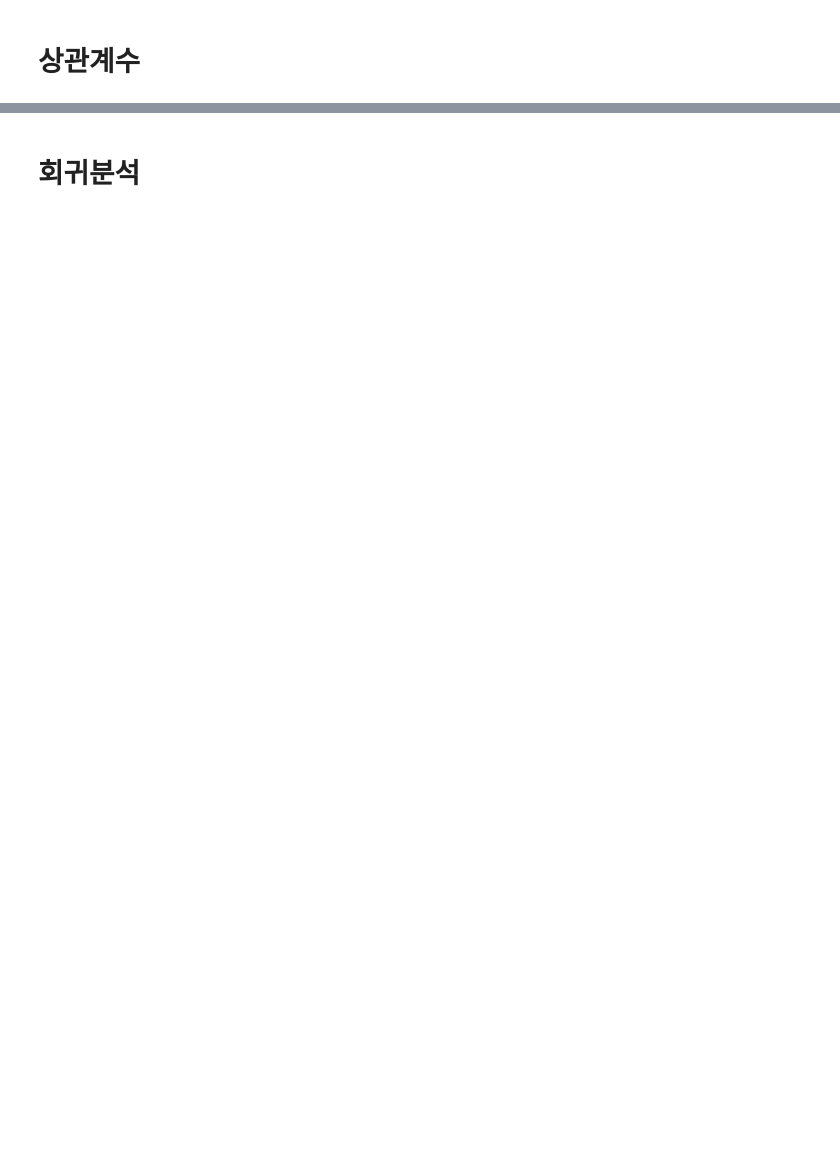
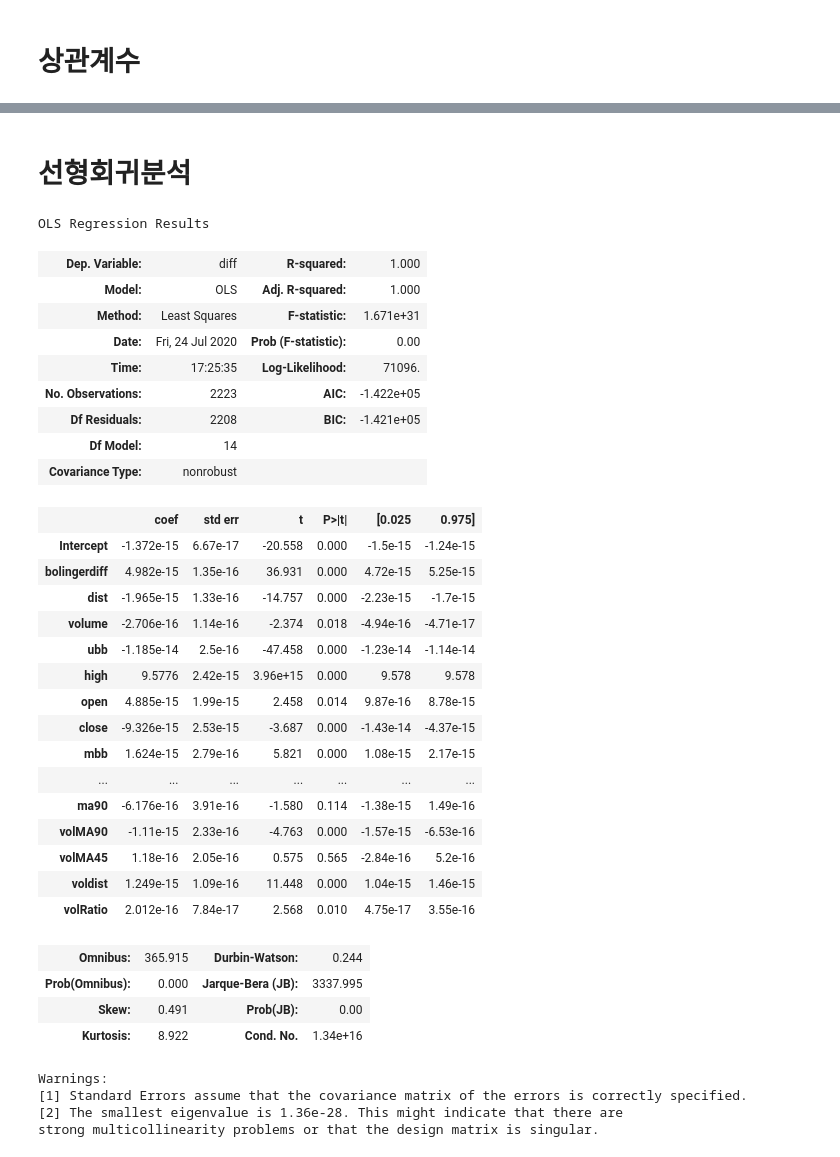
Before and after one commit to kimhg9511/Python_workspace, a Jupyter notebook: project/findcoin.ipynb, the cells around one changed output, grey strips where cells are left out. Cells and saved outputs as stored; diff of their text form; code cells hidden in the pictures; blank space fills up the shorter version.

```diff
--- a/project/findcoin.ipynb
+++ b/project/findcoin.ipynb
@@ -112,5 +161,47 @@ Name: diff, dtype: float64
 # %% [markdown]
-# 회귀분석
+# 선형회귀분석
 # %%
 import statsmodels.formula.api as sm
 from statsmodels.sandbox.regression.predstd import wls_prediction_std
+# %%
+result = sm.ols(formula= '''diff ~ bolingerdiff + dist +
+                volume + ubb + high + open + close +
+                mbb + low + ma45 + lbb + ma90 + volMA90 +
+                volMA45 + voldist + volRatio
+                ''', data= BTC_df_scaled).fit()
+result.summary()
+# %% [output]
+OLS Regression Results
+| Dep. Variable: | diff | R-squared: | 1.000 |
+| Model: | OLS | Adj. R-squared: | 1.000 |
+| Method: | Least Squares | F-statistic: | 1.671e+31 |
+| Date: | Fri, 24 Jul 2020 | Prob (F-statistic): | 0.00 |
+| Time: | 17:25:35 | Log-Likelihood: | 71096. |
+| No. Observations: | 2223 | AIC: | -1.422e+05 |
+| Df Residuals: | 2208 | BIC: | -1.421e+05 |
+| Df Model: | 14 |  |  |
+| Covariance Type: | nonrobust |  |  |
+|  | coef | std err | t | P>|t| | [0.025 | 0.975] |
+| Intercept | -1.372e-15 | 6.67e-17 | -20.558 | 0.000 | -1.5e-15 | -1.24e-15 |
+| bolingerdiff | 4.982e-15 | 1.35e-16 | 36.931 | 0.000 | 4.72e-15 | 5.25e-15 |
+| dist | -1.965e-15 | 1.33e-16 | -14.757 | 0.000 | -2.23e-15 | -1.7e-15 |
+| volume | -2.706e-16 | 1.14e-16 | -2.374 | 0.018 | -4.94e-16 | -4.71e-17 |
+| ubb | -1.185e-14 | 2.5e-16 | -47.458 | 0.000 | -1.23e-14 | -1.14e-14 |
+| high | 9.5776 | 2.42e-15 | 3.96e+15 | 0.000 | 9.578 | 9.578 |
+| open | 4.885e-15 | 1.99e-15 | 2.458 | 0.014 | 9.87e-16 | 8.78e-15 |
+| close | -9.326e-15 | 2.53e-15 | -3.687 | 0.000 | -1.43e-14 | -4.37e-15 |
+| mbb | 1.624e-15 | 2.79e-16 | 5.821 | 0.000 | 1.08e-15 | 2.17e-15 |
+| ... | ... | ... | ... | ... | ... | ... |
+| ma90 | -6.176e-16 | 3.91e-16 | -1.580 | 0.114 | -1.38e-15 | 1.49e-16 |
+| volMA90 | -1.11e-15 | 2.33e-16 | -4.763 | 0.000 | -1.57e-15 | -6.53e-16 |
+| volMA45 | 1.18e-16 | 2.05e-16 | 0.575 | 0.565 | -2.84e-16 | 5.2e-16 |
+| voldist | 1.249e-15 | 1.09e-16 | 11.448 | 0.000 | 1.04e-15 | 1.46e-15 |
+| volRatio | 2.012e-16 | 7.84e-17 | 2.568 | 0.010 | 4.75e-17 | 3.55e-16 |
+| Omnibus: | 365.915 | Durbin-Watson: | 0.244 |
+| Prob(Omnibus): | 0.000 | Jarque-Bera (JB): | 3337.995 |
+| Skew: | 0.491 | Prob(JB): | 0.00 |
+| Kurtosis: | 8.922 | Cond. No. | 1.34e+16 |
+Warnings:
+[1] Standard Errors assume that the covariance matrix of the errors is correctly specified.
+[2] The smallest eigenvalue is 1.36e-28. This might indicate that there are
+strong multicollinearity problems or that the design matrix is singular.
```
Also changed, not shown: parts of 37 cells of this notebook, 6 other files.
